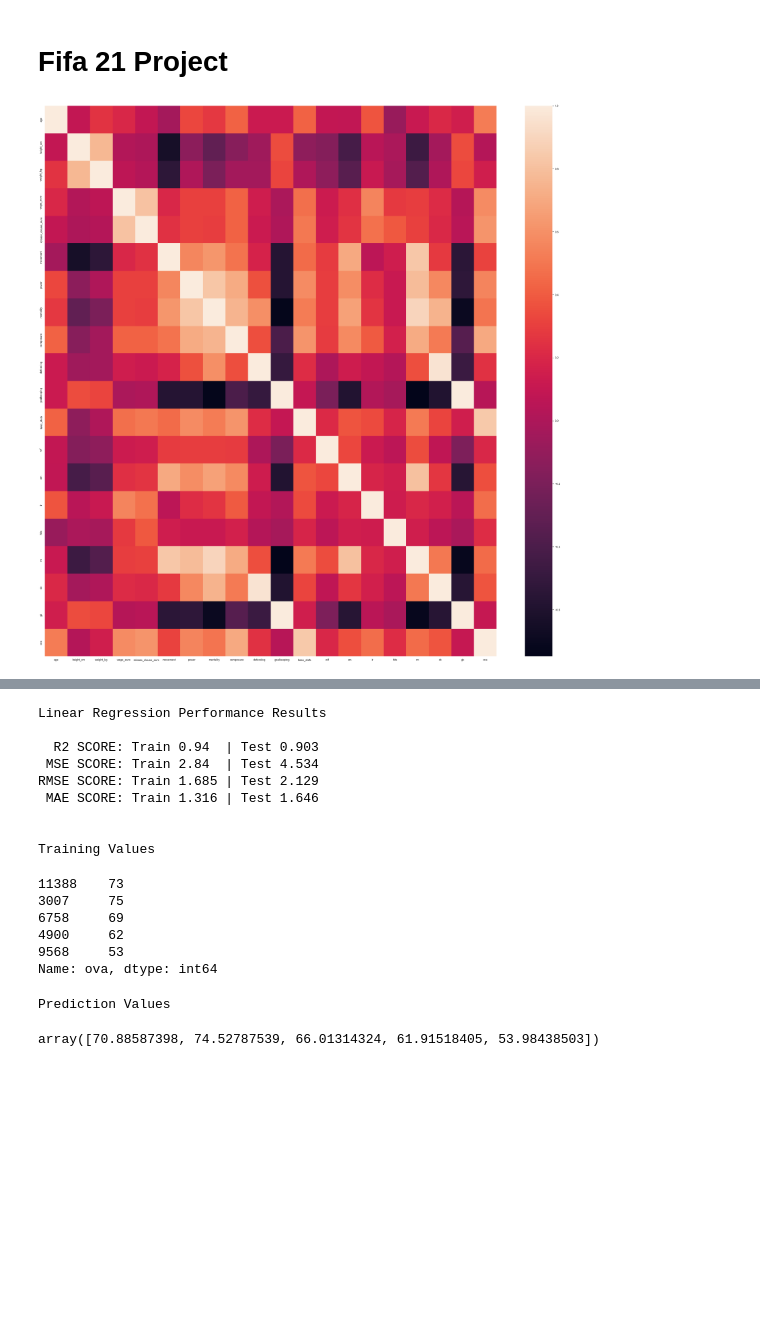
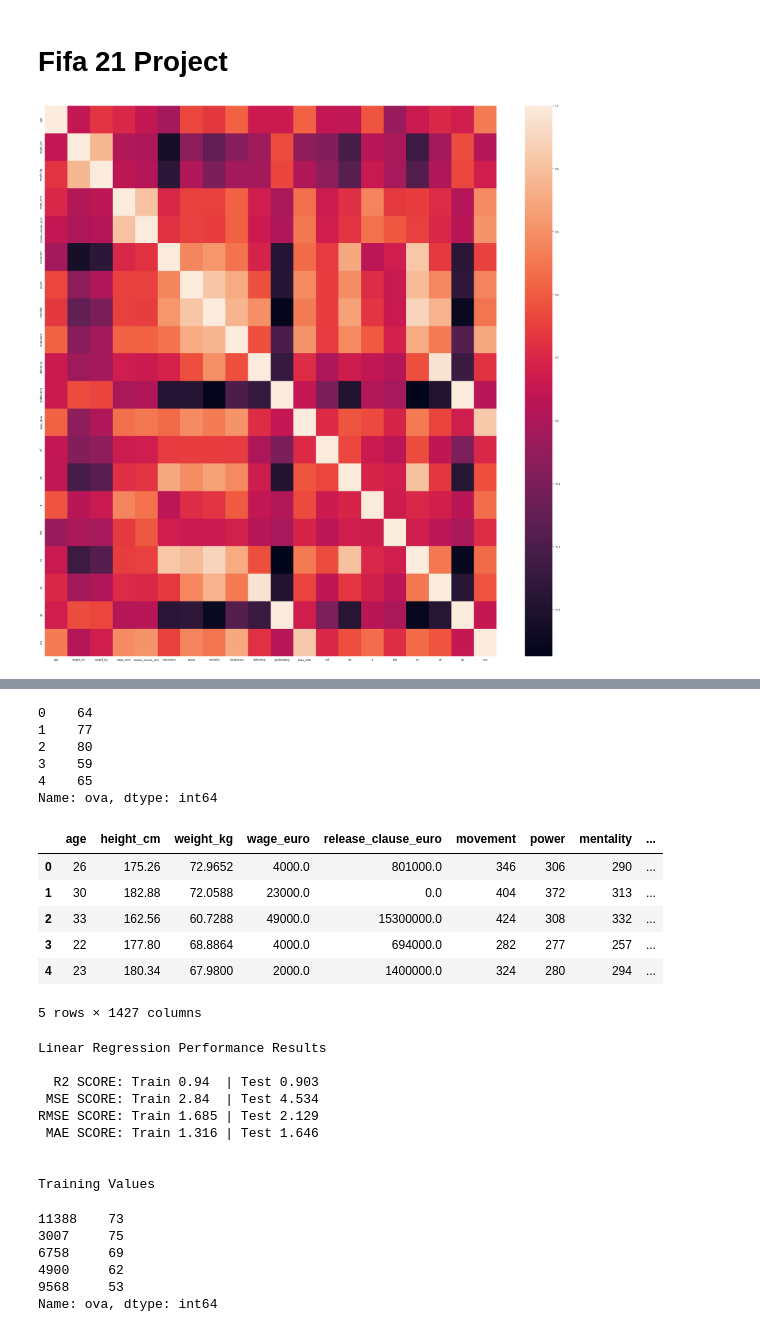
Before and after one commit to lucalfano/FIFA_21_PROJECT, a Jupyter notebook: FIFA_21_PROJECT Trials.ipynb, the cells around one changed output, grey strips where cells are left out. Saved outputs shown, nothing was run; the diff lists cells and outputs as text; code cells hidden in the pictures; blank space fills up the shorter version.

```diff
--- a/FIFA_21_PROJECT Trials.ipynb
+++ b/FIFA_21_PROJECT Trials.ipynb
@@ -105,6 +105,9 @@ def build_model(data, target):
     # X-y Split
     y = data[target]
     X = data.drop([target], axis=1)
+
+    display(y.head())
+    display(X.head())
 
     #train test Splits
     X_train, X_test, y_train, y_test = train_test_split(X, y, test_size=0.35, random_state=42)
@@ -213,47 +216,58 @@ def linear_regression(data):
     target = 'ova'
     # PARAMETERS TO AJUST THE DATASET /END
 
     cleandata = std_data(data)
     cleandata.rename(columns = {'height':'height_cm', 'weight':'weight_kg', 'value':'value_euro', 'wage':'wage_euro', 'release_clause':'release_clause_euro'}, inplace = True)
     cleandata = fill_na(cleandata, columns_to_drop)
 
     return build_model(data_crunch(cleandata, columns_to_drop, currency_values, to_drop, plus_items), target)
 
 # Using the model
 lm = linear_regression(dataset)
 # %% [output]
 [figure]
 |  | age | height_cm | weight_kg | wage_euro | release_clause_euro | movement | power | mentality | ... |
 | age | 1.000000 | 0.090933 | 0.251862 | 0.194779 | 0.089352 | -0.037370 | 0.326988 | 0.276028 | ... |
 | height_cm | 0.090933 | 1.000000 | 0.766989 | 0.020275 | -0.002891 | -0.640746 | -0.131252 | -0.305525 | ... |
 | weight_kg | 0.251862 | 0.766989 | 1.000000 | 0.065443 | 0.030078 | -0.539279 | 0.008237 | -0.201160 | ... |
 | wage_euro | 0.194779 | 0.020275 | 0.065443 | 1.000000 | 0.814981 | 0.200281 | 0.307827 | 0.304919 | ... |
 | release_clause_euro | 0.089352 | -0.002891 | 0.030078 | 0.814981 | 1.000000 | 0.247522 | 0.307063 | 0.290854 | ... |
 | movement | -0.037370 | -0.640746 | -0.539279 | 0.200281 | 0.247522 | 1.000000 | 0.560763 | 0.620053 | ... |
 | power | 0.326988 | -0.131252 | 0.008237 | 0.307827 | 0.307063 | 0.560763 | 1.000000 | 0.826288 | ... |
 | mentality | 0.276028 | -0.305525 | -0.201160 | 0.304919 | 0.290854 | 0.620053 | 0.826288 | 1.000000 | ... |
 | composure | 0.426292 | -0.152464 | -0.042515 | 0.424466 | 0.420934 | 0.484639 | 0.708451 | 0.752872 | ... |
 | defending | 0.123621 | -0.057117 | -0.041775 | 0.141043 | 0.125850 | 0.174071 | 0.361614 | 0.593074 | ... |
 | ... | ... | ... | ... | ... | ... | ... | ... | ... | ... |
 | hits | -0.084483 | -0.009639 | -0.027523 | 0.278159 | 0.385842 | 0.143629 | 0.117843 | 0.114536 | ... |
 | rm | 0.118288 | -0.470583 | -0.370872 | 0.293957 | 0.309844 | 0.829734 | 0.784013 | 0.890942 | ... |
 | cb | 0.202474 | -0.035715 | 0.008837 | 0.220472 | 0.203019 | 0.276497 | 0.566597 | 0.741440 | ... |
 | gk | 0.152881 | 0.350272 | 0.329598 | 0.030995 | 0.049023 | -0.548313 | -0.535514 | -0.693727 | ... |
 | ova | 0.517065 | 0.024669 | 0.147228 | 0.580934 | 0.612750 | 0.314677 | 0.554202 | 0.494537 | ... |
-Linear Regression Performance Results
-
-  R2 SCORE: Train 0.94  | Test 0.903
- MSE SCORE: Train 2.84  | Test 4.534
-RMSE SCORE: Train 1.685 | Test 2.129
- MAE SCORE: Train 1.316 | Test 1.646
-
-
-Training Values
+0    64
+1    77
+2    80
+3    59
+4    65
+Name: ova, dtype: int64
+|  | age | height_cm | weight_kg | wage_euro | release_clause_euro | movement | power | mentality | ... |
+| 0 | 26 | 175.26 | 72.9652 | 4000.0 | 801000.0 | 346 | 306 | 290 | ... |
+| 1 | 30 | 182.88 | 72.0588 | 23000.0 | 0.0 | 404 | 372 | 313 | ... |
+| 2 | 33 | 162.56 | 60.7288 | 49000.0 | 15300000.0 | 424 | 308 | 332 | ... |
+| 3 | 22 | 177.80 | 68.8864 | 4000.0 | 694000.0 | 282 | 277 | 257 | ... |
+| 4 | 23 | 180.34 | 67.9800 | 2000.0 | 1400000.0 | 324 | 280 | 294 | ... |
-11388    73
-3007     75
-6758     69
-4900     62
-9568     53
-Name: ova, dtype: int64
+5 rows × 1427 columns
-Prediction Values
+Linear Regression Performance Results
+
+  R2 SCORE: Train 0.94  | Test 0.903
+ MSE SCORE: Train 2.84  | Test 4.534
+RMSE SCORE: Train 1.685 | Test 2.129
+ MAE SCORE: Train 1.316 | Test 1.646
+
+
+Training Values
-array([70.88587398, 74.52787539, 66.01314324, 61.91518405, 53.98438503])
+11388    73
+3007     75
+6758     69
+4900     62
+9568     53
+Name: ova, dtype: int64
```
Also changed, not shown: parts of 3 cells of this notebook.
